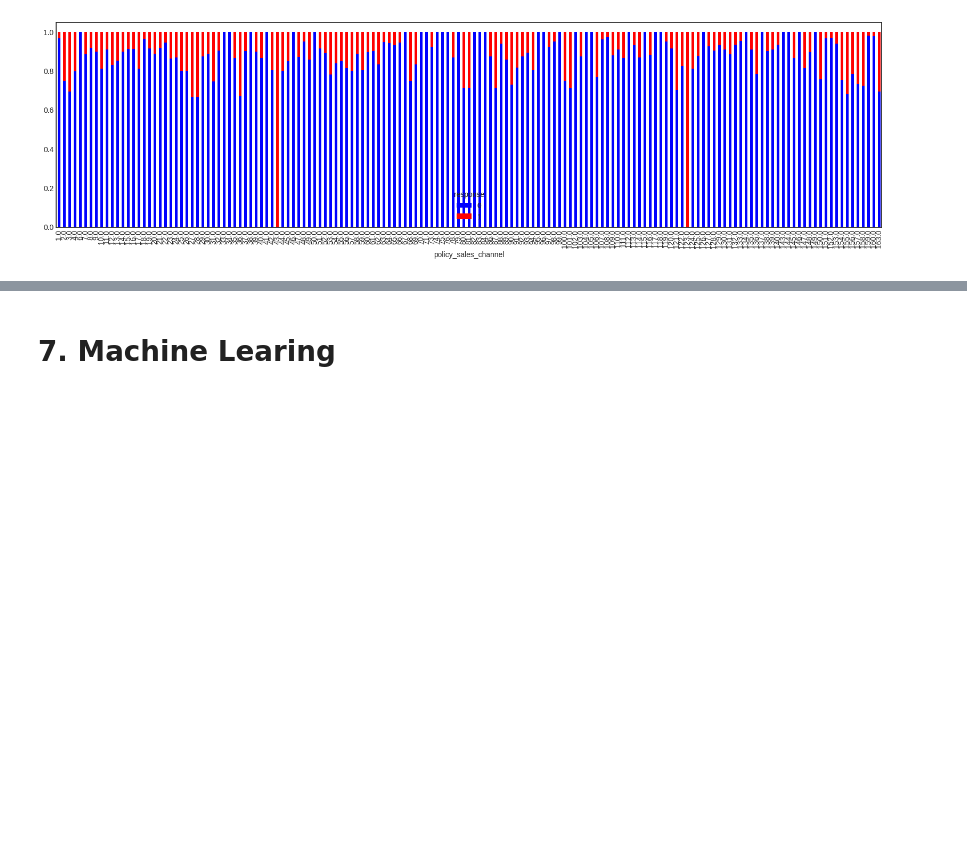
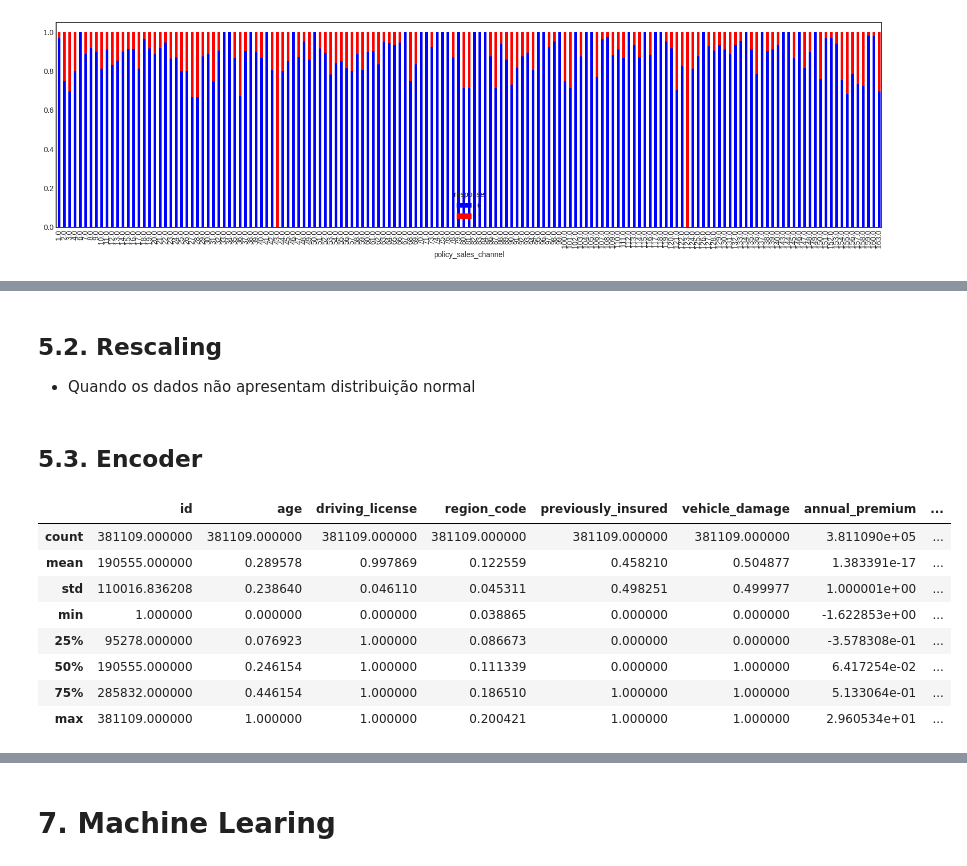
Before and after one commit to ezequielpf/health_insurance_cross_sell, a Jupyter notebook: notebooks/1.0.epf_health_insurance_cross_sell.ipynb, the cells around one changed output, grey strips where cells are left out. Cells and saved outputs as stored; diff of their text form; code cells hidden in the pictures; blank space fills up the shorter version.

```diff
--- a/notebooks/1.0.epf_health_insurance_cross_sell.ipynb
+++ b/notebooks/1.0.epf_health_insurance_cross_sell.ipynb
@@ -261,0 +276,38 @@ sns.histplot(df1.loc[df1['response'] == 1, 'vintage'], ax=ax[2]);
+# %%
+# annual_premiuim
+std_scaler = StandardScaler()
+
+df1['annual_premium'] = std_scaler.fit_transform(df1[['annual_premium']])
+# %% [markdown]
+## 5.2. Rescaling
+
+- Quando os dados não apresentam distribuição normal
+# %%
+# age
+mms_age = MinMaxScaler()
+df1['age'] = mms_age.fit_transform(df1[['age']])
+
+# vintage
+mms_vintage = MinMaxScaler()
+df1['vintage'] = mms_vintage.fit_transform(df1[['vintage']])
+# %% [markdown]
+## 5.3. Encoder
+# %%
+# region_code - target encoder
+tar_enc = TargetEncoder()
+df1['region_code'] = tar_enc.fit_transform(df1[['region_code']], df1['response'])
+
+# vehicle_age - one hot encoder / order encoder / frequency encoder
+# policy_sales_channel - frequency enconder
+# %%
+df1.describe()
+# %% [output]
+|  | id | age | driving_license | region_code | previously_insured | vehicle_damage | annual_premium | ... |
+| count | 381109.000000 | 381109.000000 | 381109.000000 | 381109.000000 | 381109.000000 | 381109.000000 | 3.811090e+05 | ... |
+| mean | 190555.000000 | 0.289578 | 0.997869 | 0.122559 | 0.458210 | 0.504877 | 1.383391e-17 | ... |
+| std | 110016.836208 | 0.238640 | 0.046110 | 0.045311 | 0.498251 | 0.499977 | 1.000001e+00 | ... |
+| min | 1.000000 | 0.000000 | 0.000000 | 0.038865 | 0.000000 | 0.000000 | -1.622853e+00 | ... |
+| 25% | 95278.000000 | 0.076923 | 1.000000 | 0.086673 | 0.000000 | 0.000000 | -3.578308e-01 | ... |
+| 50% | 190555.000000 | 0.246154 | 1.000000 | 0.111339 | 0.000000 | 1.000000 | 6.417254e-02 | ... |
+| 75% | 285832.000000 | 0.446154 | 1.000000 | 0.186510 | 1.000000 | 1.000000 | 5.133064e-01 | ... |
+| max | 381109.000000 | 1.000000 | 1.000000 | 0.200421 | 1.000000 | 1.000000 | 2.960534e+01 | ... |
```
Also changed, not shown: parts of 8 cells of this notebook.
